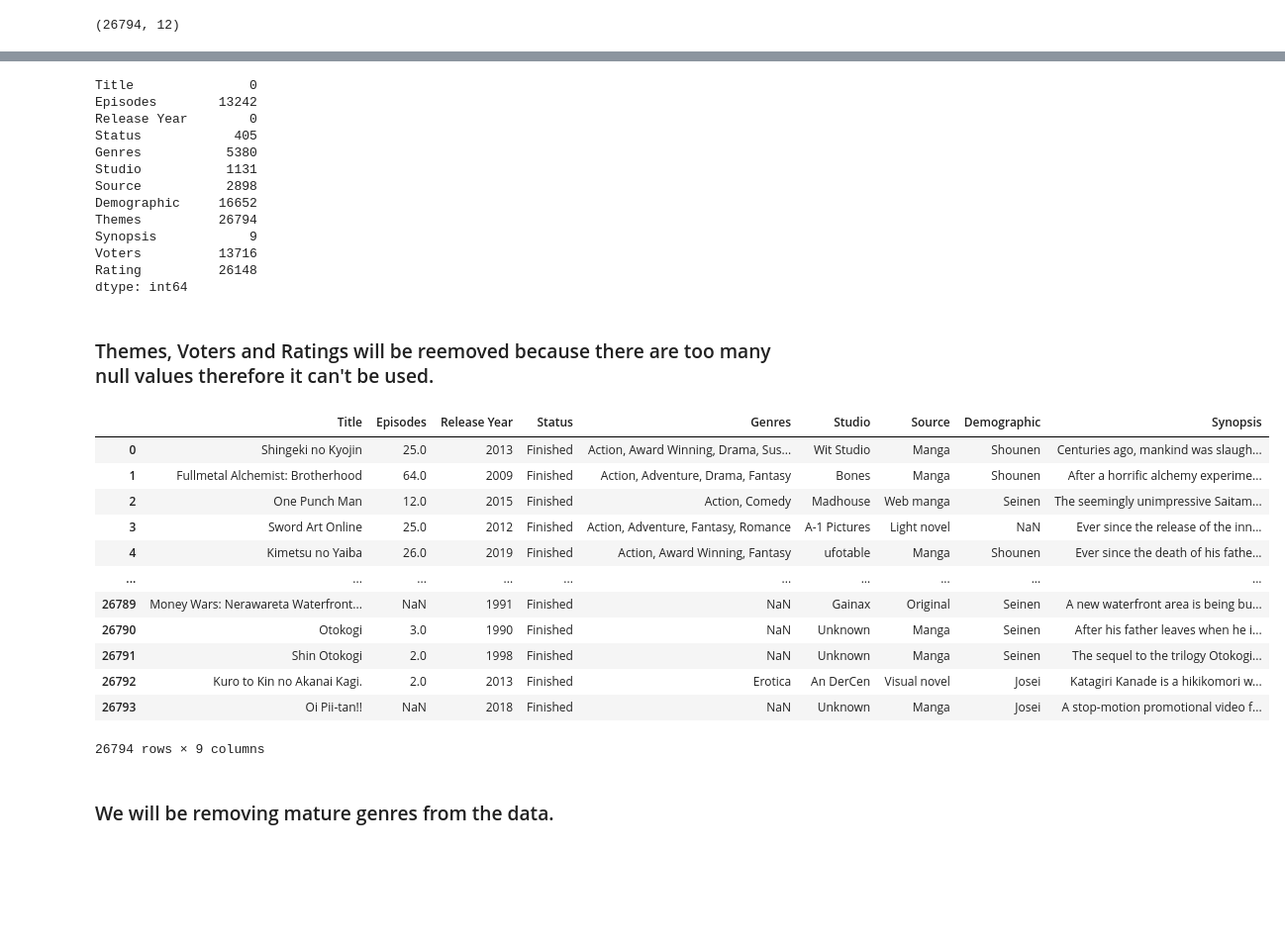
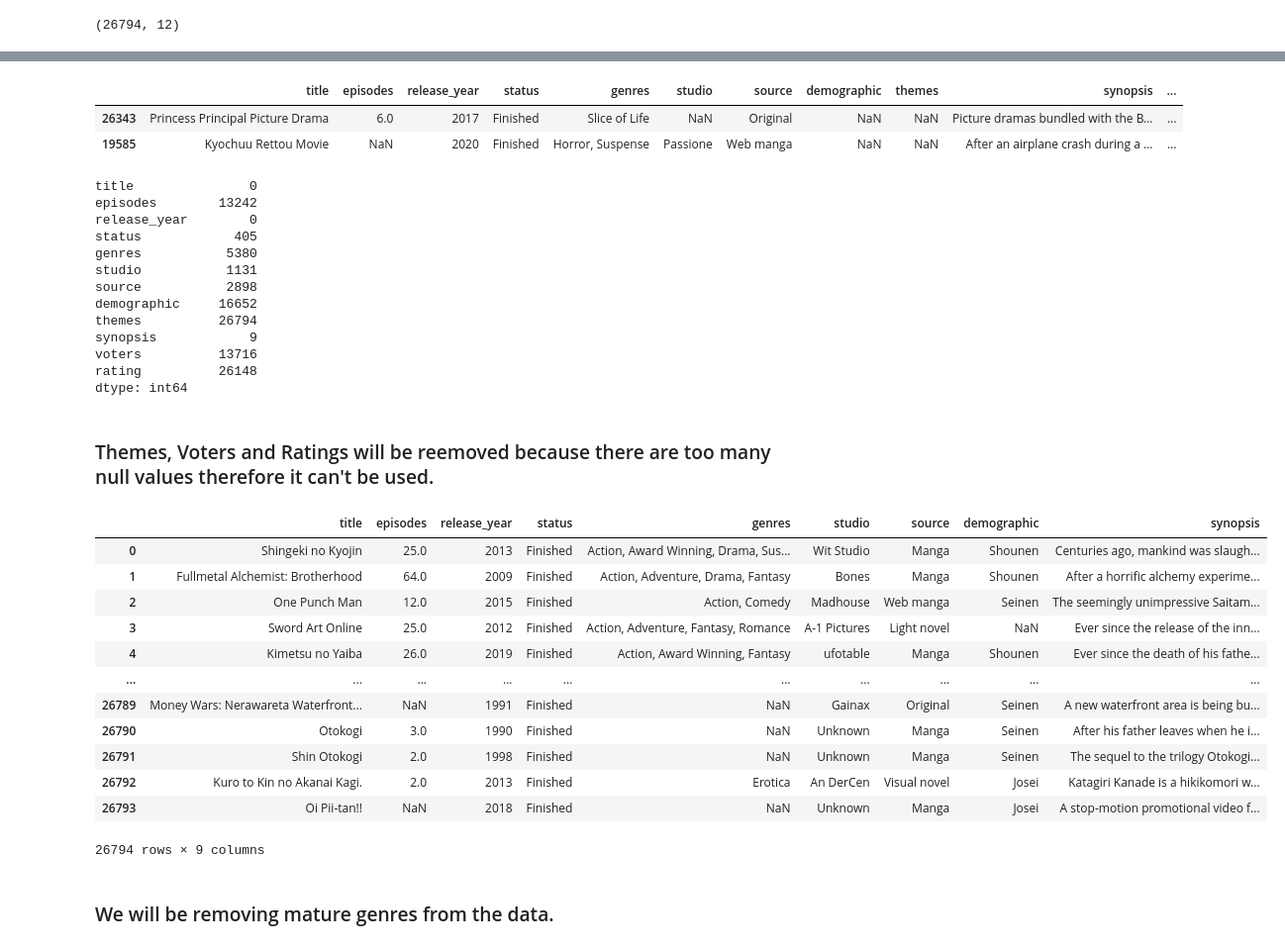
Before and after one commit to Asifdotexe/AniMate, a Jupyter notebook: code/notebook/issue-7-pd-data-processing.ipynb, the cells around one changed output, grey strips where cells are left out. Shown: that part at 99% size. Drawn from its saved outputs; the diff is of its cells as text; code cells hidden in the pictures; blank space fills up the shorter version.

```diff
--- a/code/notebook/issue-7-pd-data-processing.ipynb
+++ b/code/notebook/issue-7-pd-data-processing.ipynb
@@ -5,6 +6,7 @@ from src.cleaning import nlp_cleaning
 pd.set_option('max.colwidth',None)
 # %%
 df = pd.read_csv(r"..\..\data\raw\AnimeData_300724.csv")
+df.columns = df.columns.str.lower().str.replace(' ','_')
 # %%
 df.shape
 # %% [output]
@@ -21,26 +14,32 @@ df.head()
+# %%
+df.sample(2)
+# %% [output]
+|  | title | episodes | release_year | status | genres | studio | source | demographic | themes | synopsis | ... |
+| 26343 | Princess Principal Picture Drama | 6.0 | 2017 | Finished | Slice of Life | NaN | Original | NaN | NaN | Picture dramas bundled with the B... | ... |
+| 19585 | Kyochuu Rettou Movie | NaN | 2020 | Finished | Horror, Suspense | Passione | Web manga | NaN | NaN | After an airplane crash during a ... | ... |
 # %%
 df.isnull().sum()
 # %% [output]
-Title               0
-Episodes        13242
-Release Year        0
-Status            405
-Genres           5380
-Studio           1131
-Source           2898
-Demographic     16652
-Themes          26794
-Synopsis            9
-Voters          13716
-Rating          26148
+title               0
+episodes        13242
+release_year        0
+status            405
+genres           5380
+studio           1131
+source           2898
+demographic     16652
+themes          26794
+synopsis            9
+voters          13716
+rating          26148
 dtype: int64
 # %% [markdown]
 ### Themes, Voters and Ratings will be reemoved because there are too many null values therefore it can't be used.
 # %%
-df = df.drop(columns = ['Themes','Voters','Rating'])
+df = df.drop(columns = ['themes','voters','rating'])
 df
 # %% [output]
-|  | Title | Episodes | Release Year | Status | Genres | Studio | Source | Demographic | Synopsis |
+|  | title | episodes | release_year | status | genres | studio | source | demographic | synopsis |
 | 0 | Shingeki no Kyojin | 25.0 | 2013 | Finished | Action, Award Winning, Drama, Sus... | Wit Studio | Manga | Shounen | Centuries ago, mankind was slaugh... |
 | 1 | Fullmetal Alchemist: Brotherhood | 64.0 | 2009 | Finished | Action, Adventure, Drama, Fantasy | Bones | Manga | Shounen | After a horrific alchemy experime... |
 | 2 | One Punch Man | 12.0 | 2015 | Finished | Action, Comedy | Madhouse | Web manga | Seinen | The seemingly unimpressive Saitam... |
```
Also changed, not shown: parts of 7 cells of this notebook, 1 other file.
